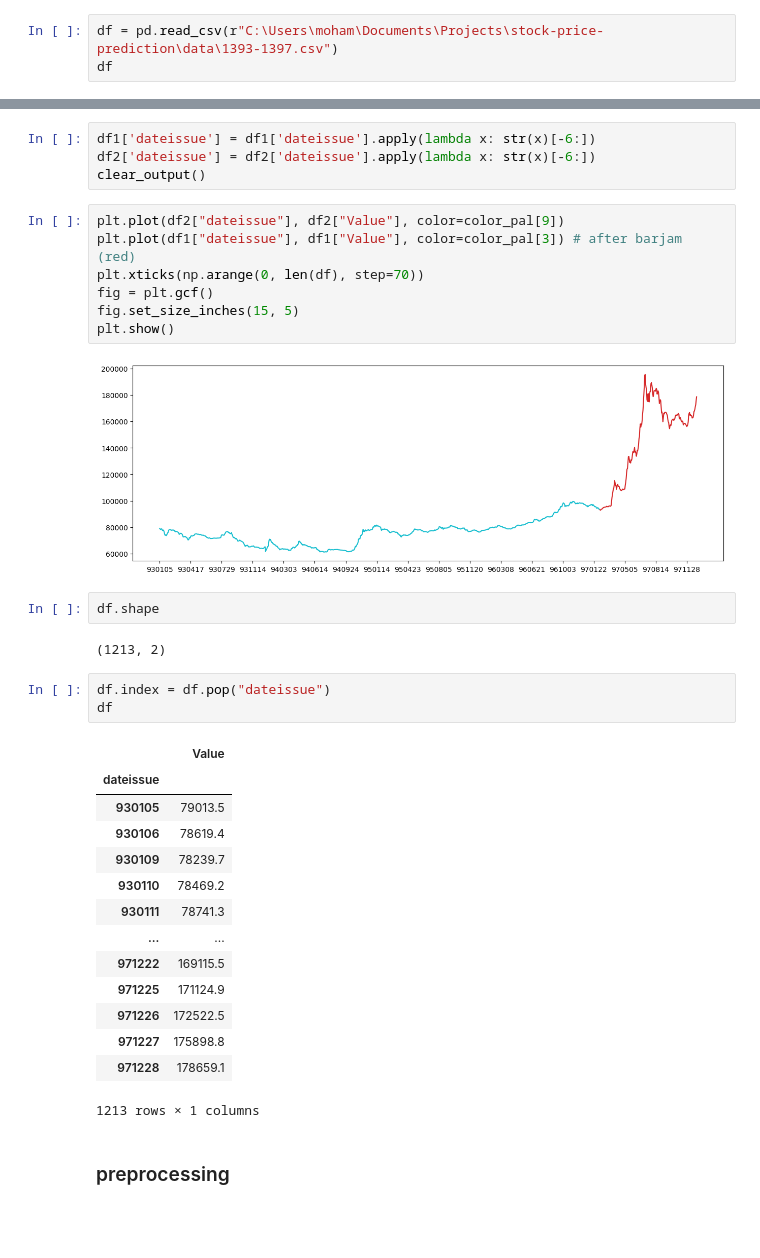
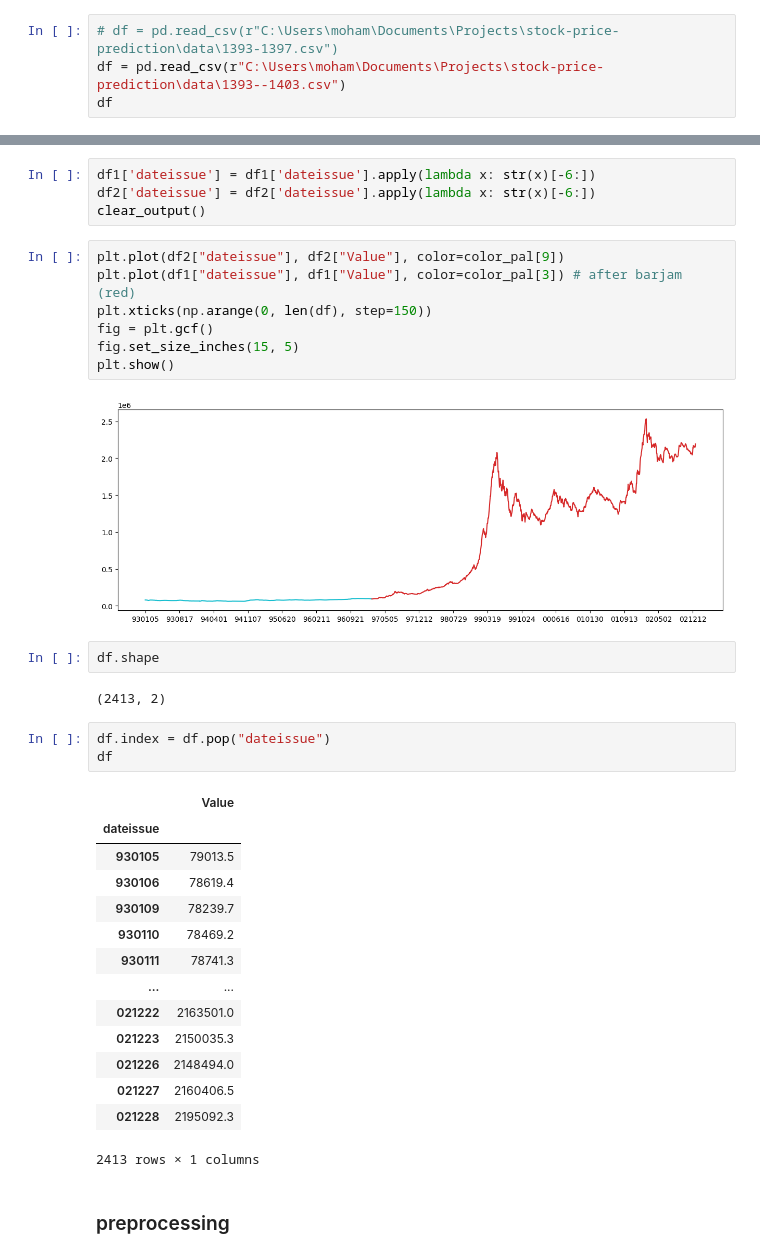
Before and after one commit to mohammadrezanorouzii/stock-price-prediction, a Jupyter notebook: main.ipynb, the cells around one changed output, grey strips where cells are left out. Saved outputs shown, nothing was run; the diff lists cells and outputs as text; blank space fills up the shorter version.

```diff
--- a/main.ipynb
+++ b/main.ipynb
@@ -17,7 +17,8 @@ from sklearn.metrics import mean_squared_error
 ### Load Dataset
 ##### the following dataset contains Iran stock index price since **2014(1393)** to **2019(1397)**
 # %%
-df = pd.read_csv(r"C:\Users\moham\Documents\Projects\stock-price-prediction\data\1393-1397.csv")
+# df = pd.read_csv(r"C:\Users\moham\Documents\Projects\stock-price-prediction\data\1393-1397.csv")
+df = pd.read_csv(r"C:\Users\moham\Documents\Projects\stock-price-prediction\data\1393--1403.csv")
 df
 # %% [output]
 |  | name | dateissue | Value |
@@ -86,16 +87,16 @@ clear_output()
 # %%
 plt.plot(df2["dateissue"], df2["Value"], color=color_pal[9])
 plt.plot(df1["dateissue"], df1["Value"], color=color_pal[3]) # after barjam (red)
-plt.xticks(np.arange(0, len(df), step=70))
+plt.xticks(np.arange(0, len(df), step=150))
 fig = plt.gcf()
 fig.set_size_inches(15, 5)
 plt.show()
 # %% [output]
-[figure, old version]
+[figure, new version]
 # %%
 df.shape
 # %% [output]
-(1213, 2)
+(2413, 2)
 # %%
 df.index = df.pop("dateissue")
 df
@@ -108,12 +109,12 @@ df
 | 930110 | 78469.2 |
 | 930111 | 78741.3 |
 | ... | ... |
-| 971222 | 169115.5 |
-| 971225 | 171124.9 |
-| 971226 | 172522.5 |
-| 971227 | 175898.8 |
-| 971228 | 178659.1 |
+| 021222 | 2163501.0 |
+| 021223 | 2150035.3 |
+| 021226 | 2148494.0 |
+| 021227 | 2160406.5 |
+| 021228 | 2195092.3 |
-1213 rows × 1 columns
+2413 rows × 1 columns
 # %% [markdown]
 ### preprocessing
 # %%
```
Also changed, not shown: parts of 22 cells of this notebook, 7 other files.
